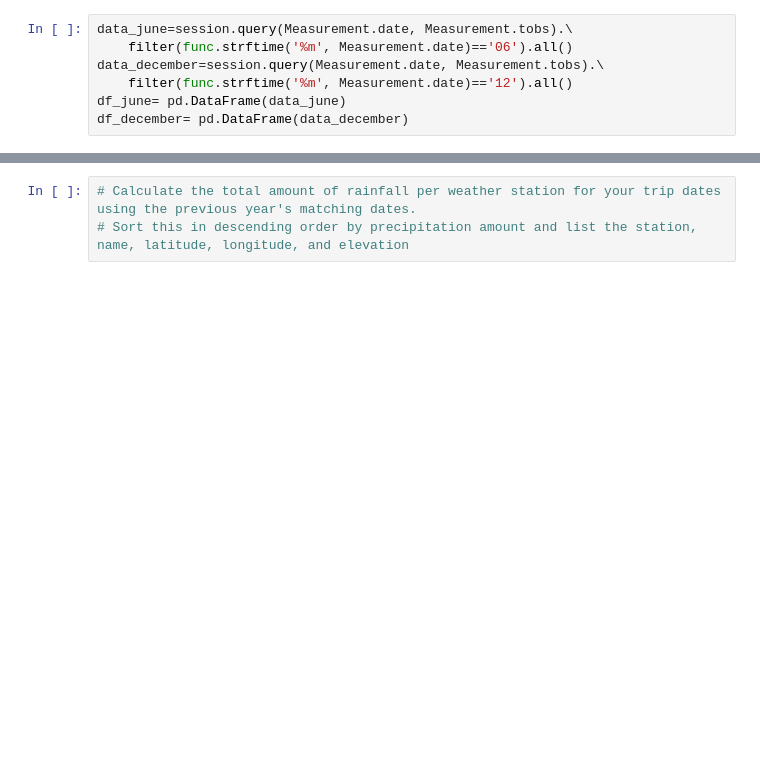
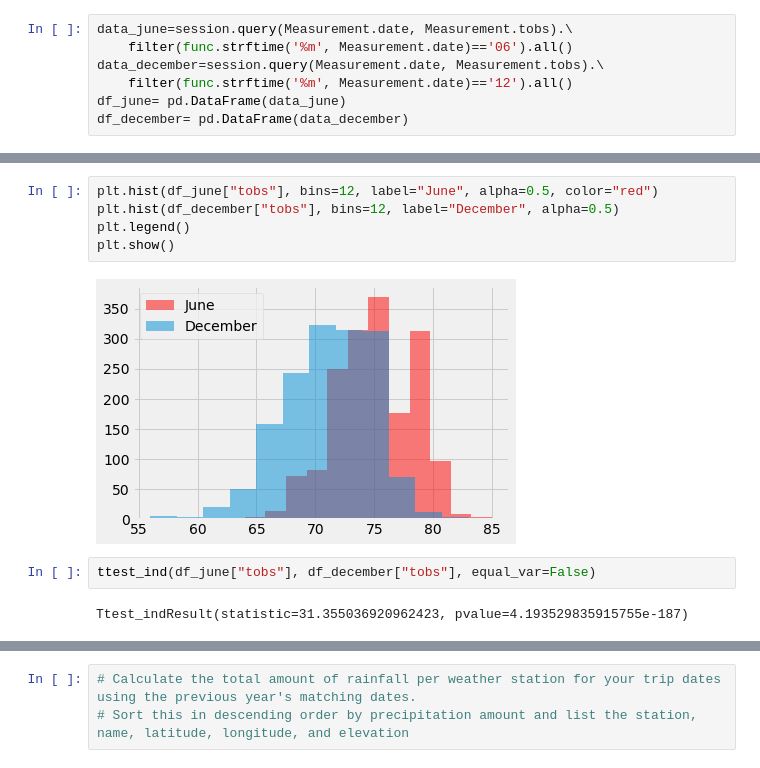
Before and after one commit to SograMemon/sqlalchemy-challenge, a Jupyter notebook: climate_starter.ipynb, the cells around one changed output, grey strips where cells are left out. Saved outputs shown, nothing was run; the diff lists cells and outputs as text; blank space fills up the shorter version.

```diff
--- a/climate_starter.ipynb
+++ b/climate_starter.ipynb
@@ -207,0 +189,11 @@ plt.hist()
+# %%
+plt.hist(df_june["tobs"], bins=12, label="June", alpha=0.5, color="red")
+plt.hist(df_december["tobs"], bins=12, label="December", alpha=0.5)
+plt.legend()
+plt.show()
+# %% [output]
+[figure, added]
+# %%
+ttest_ind(df_june["tobs"], df_december["tobs"], equal_var=False)
+# %% [output]
+Ttest_indResult(statistic=31.355036920962423, pvalue=4.193529835915755e-187)
```
Also changed, not shown: parts of 10 cells of this notebook.
